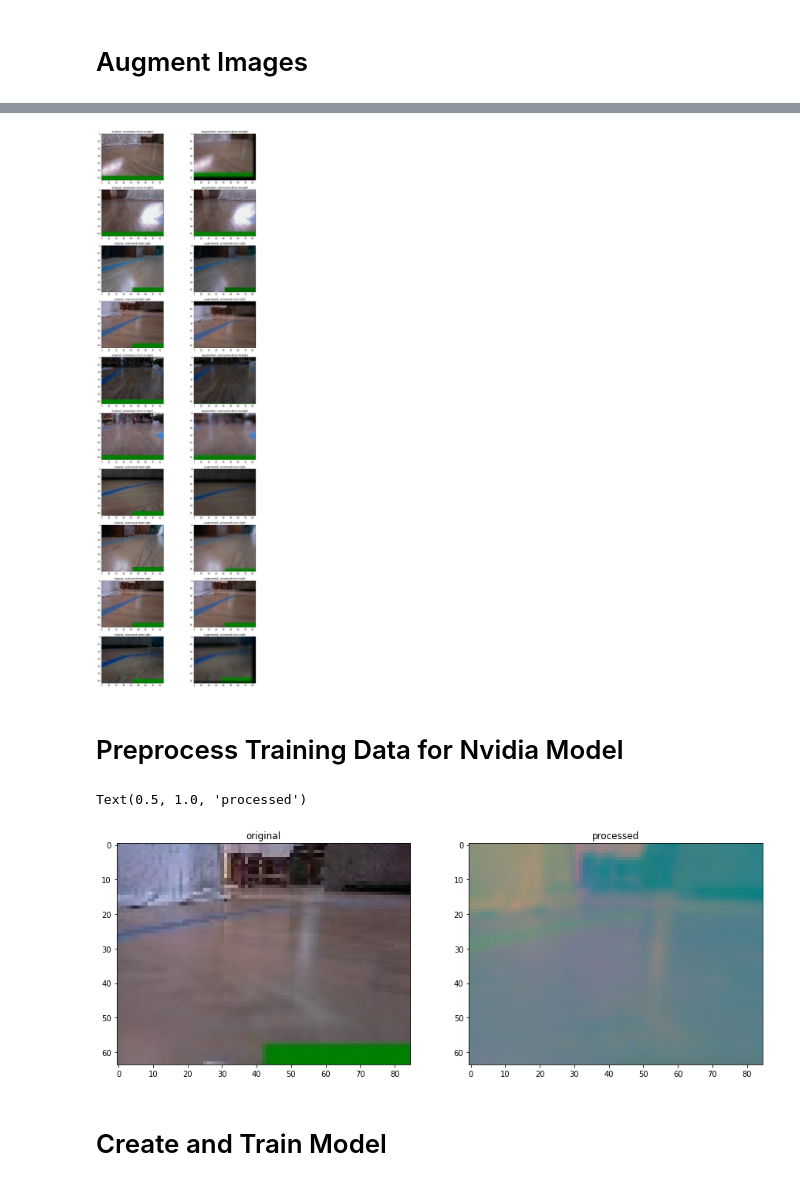
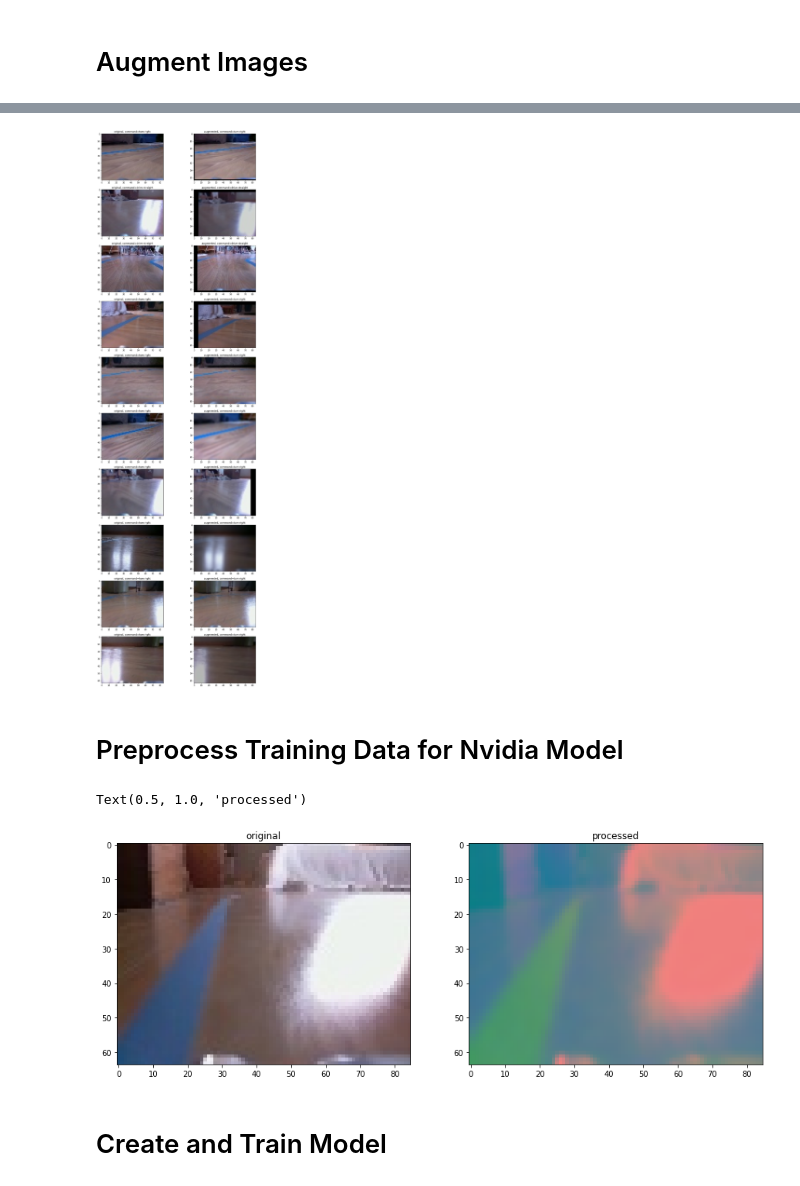
Before and after one commit to md-hexdrive/Self-Driving-AI-Car-Project, a Jupyter notebook: Self-Driving Car Project/training/train_ai_in_colab.ipynb, the cells around one changed output, grey strips where cells are left out. Cells and saved outputs as stored; diff of their text form; code cells hidden in the pictures.

```diff
--- a/Self-Driving Car Project/training/train_ai_in_colab.ipynb
+++ b/Self-Driving Car Project/training/train_ai_in_colab.ipynb
@@ -14,8 +14,8 @@ from google.colab import drive
 import os
 
 drive.mount('/content/gdrive')
-data_dir = "/content/gdrive/My Drive/Self-Driving-Car-Project/recordings/Blue-v6"
-model_name = "Blue-Model-v6"
+data_dir = "/content/gdrive/My Drive/Self-Driving-Car-Project/recordings/Blue-v8"
+model_name = "Blue-Model-v8"
 model_output_dir = '/content/gdrive/My Drive/Self-Driving-Car-Project/models/' + model_name
 if not os.path.exists(model_output_dir):
   os.makedirs(model_output_dir)
@@ -223,30 +224,30 @@ for i in range(nrow):
   axes[i][1].imshow(image_aug)
   axes[i][1].set_title('augmented, command=%s' % command_list[driving_command_aug])
 # %% [output]
-[figure, old version]
+[figure, new version]
 # %% [markdown]
 # Preprocess Training Data for Nvidia Model
 # %%
 def img_preprocess(image):
   height, _, _ = image.shape
   #image = image[int(height/2):,:,:] # remove top half of the image, as it is not relavant for lane following
-  image = image[:int(height-height//10),:,:] # remove bottom bit of image to eliminate displayed driving status visualization
+  #image = image[:int(height-height//10),:,:] # remove bottom bit of image to eliminate displayed driving status visualization
   image = cv2.cvtColor(image, cv2.COLOR_RGB2YUV) # Nvidia model said it best to use YUV color space
   image = cv2.GaussianBlur(image, (3,3), 0)
   image = cv2.resize(image, (85,64)) # input image size(85,64) Nvidia model
   image = image / 255 # normalizing, the processed image becomes black for some reason. Do we need this?
   return image
 
 fig, axes = plt.subplots(1, 2, figsize=(15, 10))
 image_orig = my_imread(image_paths[image_index])
 image_processed = img_preprocess(image_orig)
 axes[0].imshow(image_orig)
 axes[0].set_title('original')
 axes[1].imshow(image_processed)
 axes[1].set_title('processed')
 # %% [output]
 Text(0.5, 1.0, 'processed')
-[figure, old version]
+[figure, new version]
 # %% [markdown]
 # Create and Train Model
 # %%
```
Also changed, not shown: parts of 18 cells of this notebook.
